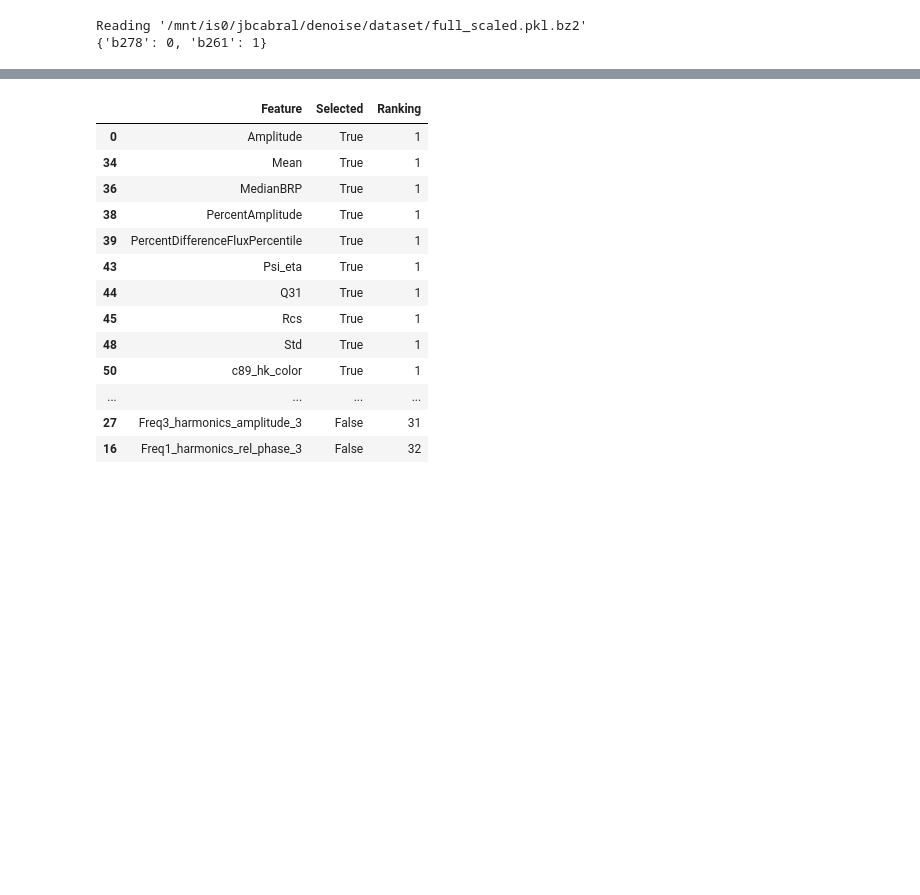
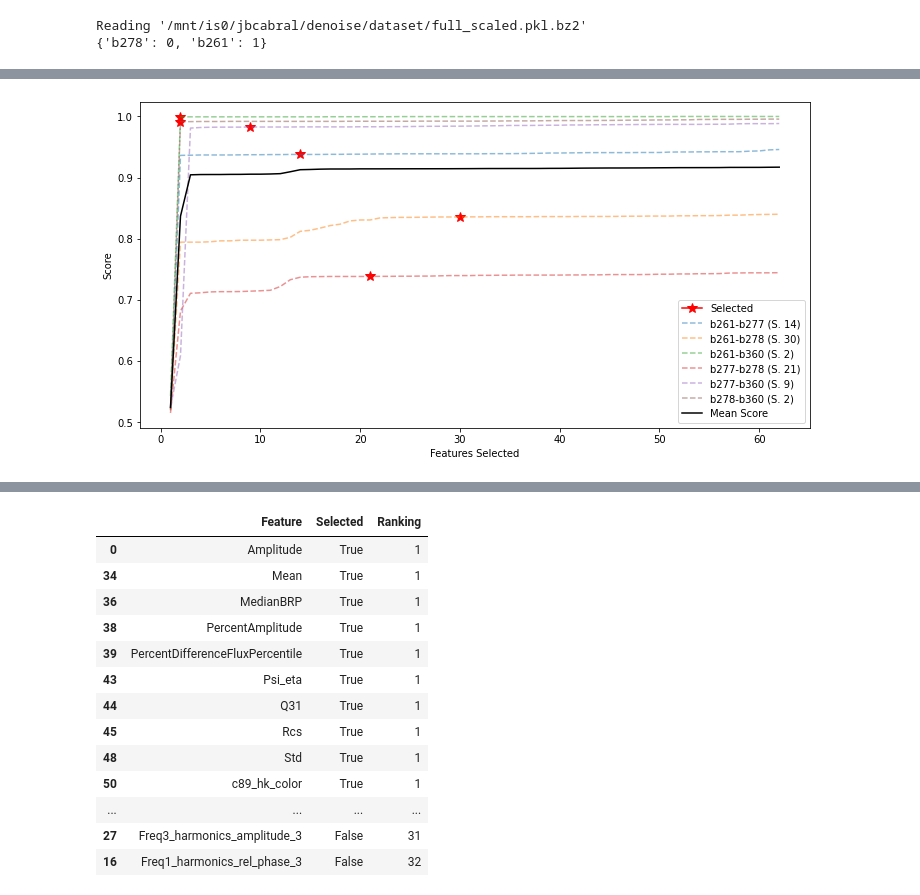
Before and after one commit to leliel12/denoise, a Jupyter notebook: 05_FS_analysis.ipynb, the cells around one changed output, grey strips where cells are left out. Saved outputs shown, nothing was run; the diff lists cells and outputs as text; code cells hidden in the pictures; blank space fills up the shorter version.

```diff
--- a/05_FS_analysis.ipynb
+++ b/05_FS_analysis.ipynb
@@ -48,3 +42,0 @@ rdf = rdf.reset_index(drop=True)
-# %%
-selected = sum(rdf.Selected.values)
-print("Selected Features: ", selected)
@@ -52,0 +43,16 @@ Selected Features:  28
+# %%
+resume = {"Feature": dataset.FEATURES}
+for key, clf in sel.items():
+    key = "-".join(key)
+    print(f"[{key}] Selected Features: ", clf.support_.sum())
+    resume.update({
+        f"{key} Selected": clf.support_,
+        f"{key} Ranking": clf.ranking_,
+        f"{key} Score": clf.grid_scores_})
+resume.keys()
+
+rdf = pd.DataFrame(resume)
+rdf = rdf.reset_index(drop=True)
+
+rdf["Mean Score"] = rdf[rdf.columns[rdf.columns.str.endswith(" Score")]].mean(axis=1)
+rdf["Selected N"] = rdf[rdf.columns[rdf.columns.str.endswith(" Selected")]].sum(axis=1)
@@ -52,0 +86,34 @@ Selected Features:  28
+# %%
+fig, ax = plt.subplots(figsize=(12, 6))
+
+selected_label = "Selected"
+for key  in sel.keys():
+    key = "-".join(key)
+    scores = sorted(rdf[f"{key} Score"].values)
+    selected = rdf[f"{key} Selected"].sum()
+
+    label = f"{key} (S. {selected})"
+
+    ax.plot(selected, scores[selected], color="r", marker="*", markersize=10, label=selected_label)
+    ax.plot(range(1, len(scores) + 1), scores, alpha=.5, ls="--", label=label)
+
+    selected_label = "_no_label_"
+
+
+label = f"Mean Score"
+plt.plot(range(1, len(scores) + 1), sorted(rdf["Mean Score"].values), label=label, color="k")
+
+ax.set_xlabel("Features Selected")
+ax.set_ylabel("Score")
+
+
+
+
+# plt.plot(range(1, len(sel.grid_scores_) + 1), sel.grid_scores_)
+# plt.axvline(selected, c="r", alpha=0.5, ls="--", label=f"Features óptimos ({selected})")
+plt.legend()
+# plt.tight_layout()
+# plt.savefig("plots/rfe.pdf")
+plt.show()
+# %% [output]
+[figure, added]
```
Also changed, not shown: parts of 6 cells of this notebook, 10 other files.
